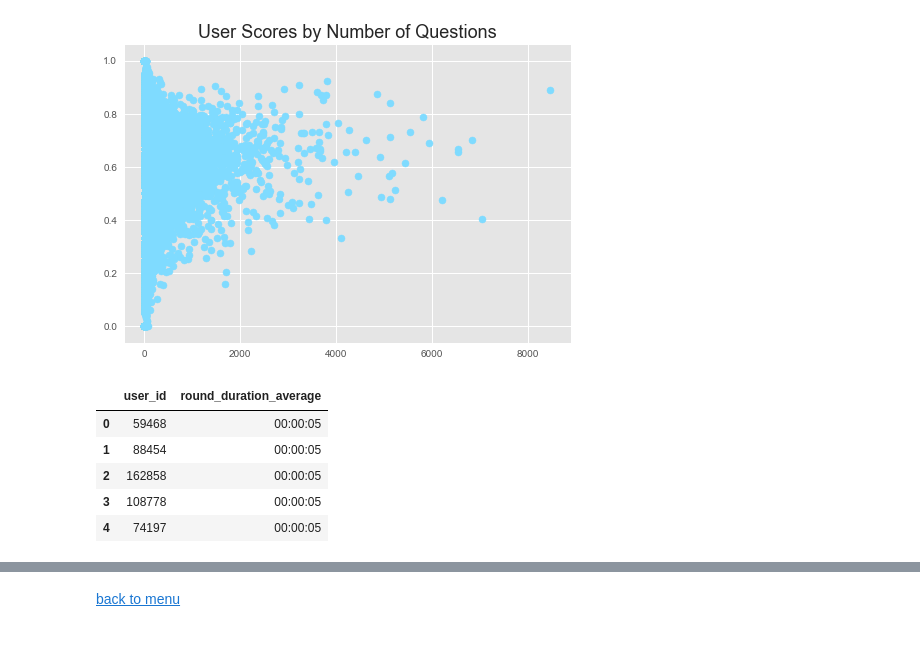
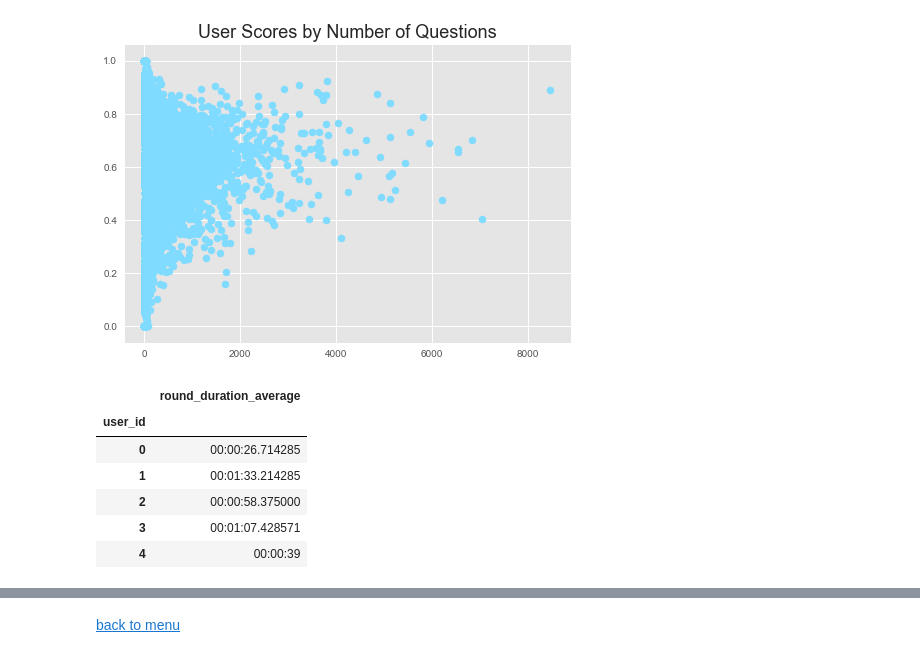
Before and after one commit to oserttas-math/predicting_assessment_mastery, a Jupyter notebook: notebooks/initial_data_exploration.ipynb, the cells around one changed output, grey strips where cells are left out. Drawn from its saved outputs; the diff is of its cells as text; code cells hidden in the pictures.

```diff
--- a/notebooks/initial_data_exploration.ipynb
+++ b/notebooks/initial_data_exploration.ipynb
@@ -163,7 +167,7 @@ for column in time_columns:
     df[column] = pd.to_datetime(df[column], errors='coerce')
 # %%
 # Create and save list of columns to convert to categorical data type:
-category_columns = ['group_name', 'track_name', 'subtrack_name', 'question_id', 'question_type', 'game_type', 'num_players']
+category_columns = ['question_id', 'group_name', 'track_name', 'subtrack_name', 'question_type', 'game_type', 'num_players']
 
 # Loop through the category_columns list:
 for column in category_columns:
@@ -204,6 +224,6 @@ df.head()
 # %%
 # Reorder the columns and save:
-column_labels = ['user_id', 'question_id', 'round_started_at', 'answered_at', 'deactivated_at', 'round_ended_at', 'round_duration', 'outcome', 'group_name', 'track_name', 'subtrack_name', 'tag_string', 'question_type', 'game_type', 'num_players', 'date_of_test']
+column_labels = ['user_id', 'round_started_at', 'answered_at', 'deactivated_at', 'round_ended_at', 'round_duration', 'question_id', 'outcome', 'group_name', 'track_name', 'subtrack_name', 'tag_ids', 'question_type', 'game_type', 'num_players', 'date_of_test']
 df = df[column_labels]
 
 # Reinspect the structure to confirm:
@@ -1234,20 +1291,25 @@ plt.show()
 # %% [output]
 [figure]
 # %%
-# Get statistics on round_duration by user_id:
+# Get and save the sum of each user's round duration:
 user_time = df.groupby('user_id')['round_duration'].sum()
+
+# Save the total number of entries per user_id in the outcome column:
+question_count = df.groupby('user_id')['outcome'].count()
+
+# Calculate and save the mean round duration per user:
 user_time_average = user_time/question_count
-user_time_average = user_time_average.sort_values()
 
-# Convert to a dataframe, reset the index:
-user_time_average = user_time_average.to_frame('round_duration_average').reset_index()
+# Convert to a dataframe, naming the new column:
+user_time_average = user_time_average.to_frame('round_duration_average')
 
 # Print the first 5 observations and inspect:
 user_time_average.head()
 # %% [output]
-|  | user_id | round_duration_average |
-| 0 | 59468 | 00:00:05 |
-| 1 | 88454 | 00:00:05 |
-| 2 | 162858 | 00:00:05 |
-| 3 | 108778 | 00:00:05 |
-| 4 | 74197 | 00:00:05 |
+|  | round_duration_average |
+| user_id |  |
+| 0 | 00:00:26.714285 |
+| 1 | 00:01:33.214285 |
+| 2 | 00:00:58.375000 |
+| 3 | 00:01:07.428571 |
+| 4 | 00:00:39 |
```
Also changed, not shown: parts of 110 cells of this notebook.
